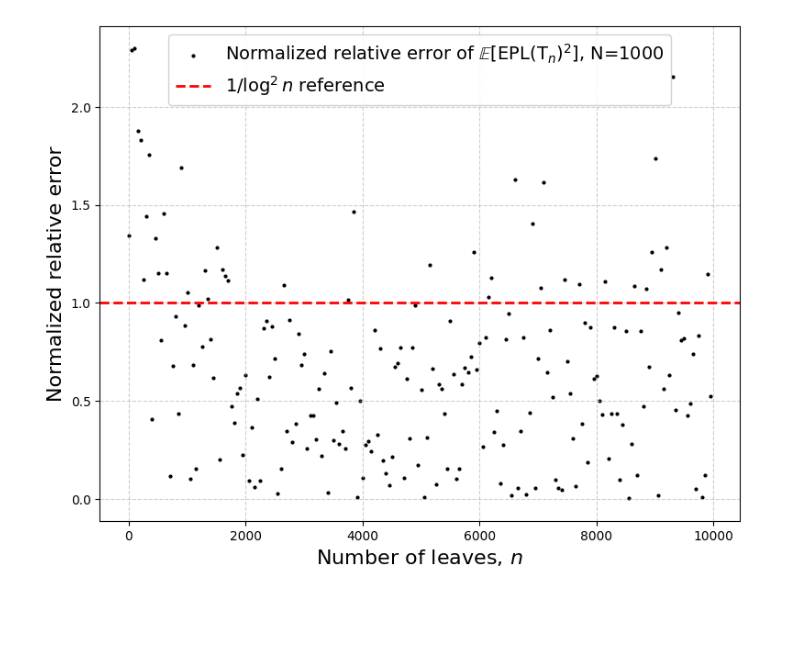
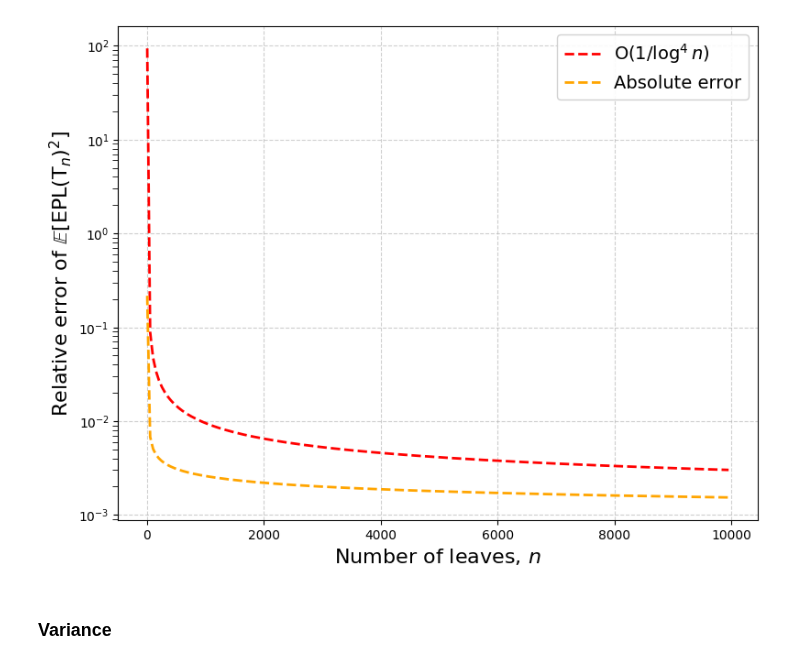
Before and after one commit to spsvihla/pcms, a Jupyter notebook: notebooks/cbst_example.ipynb, the cells around one changed output. Drawn from its saved outputs; the diff is of its cells as text; code cells hidden in the pictures; blank space fills up the shorter version.

Commit message:
Change: add plots and finalize cbst_example.ipynb

```diff
--- a/notebooks/cbst_example.ipynb
+++ b/notebooks/cbst_example.ipynb
@@ -32,0 +74,4 @@ tree.print()
+# %%
+ln_exacts = []
+for n_leaves in Ns:
+    ln_exacts.append(exp_ln_exact(n_leaves))
@@ -100,11 +223,11 @@ tree.print()
 N = 10000
 Ns = np.arange(2, N, 50)
 n_samples = 30
-means = []
-vars = []
-mean2s = []
+epl_means = []
+epl_vars = []
+epl_mean2s = []
 for n_leaves in Ns:
     draw = draw_epl(n_samples=n_samples, n_leaves=n_leaves)
-    means.append(np.mean(draw))
-    vars.append(np.var(draw))
-    mean2s.append(np.mean(np.pow(draw,2)))
+    epl_means.append(np.mean(draw))
+    epl_vars.append(np.var(draw))
+    epl_mean2s.append(np.mean(np.pow(draw,2)))
@@ -185,0 +369,4 @@ plt.show()
+# %%
+epln2_exacts = []
+for n_leaves in Ns:
+    epln2_exacts.append(exp_epln2_exact(n_leaves))
@@ -186,3 +375,9 @@ plt.show()
+# %%
+A2 = 1 / (4 * zeta(2)**2)
+B2 = (GAMMA * zeta(2) + zeta(3)) / (zeta(2)**3)
+C2 = -9/(10*zeta(2)) + (3*GAMMA**2 + 4*zeta(3))/(2*zeta(2)**2) + 3*GAMMA*zeta(3)/zeta(2)**3 + 2*zeta(3)**2/zeta(2)**4
+D2 = 1 + (5*GAMMA**2 - 9*GAMMA - 20*zeta(3))/(5*zeta(2)) + (5*GAMMA**3 + 20*GAMMA*zeta(3) + 21*zeta(3) - 30*zeta(4))/(5*zeta(2)**2) + (3*GAMMA**2*zeta(3) + 4*zeta(3)**2)/(zeta(2)**3) + 4*GAMMA*zeta(3)**3/zeta(2)**4 + 2*zeta(3)**3/zeta(2)**5
+EEPLn2 = lambda n: A2 * n**2 * np.log(n)**4 + B2 * n**2 * np.log(n)**3 + C2 * n**2 * np.log(n)**2 + D2 * n**2 * np.log(n)
 # %%
 end = int(len(Ns)/5)
 
@@ -246,30 +466,29 @@ plt.show()
 # %%
 # Create the plot
 fig, ax = plt.subplots(figsize=(9, 7))  # Larger figure size for readability
 
 # Plot relative error
-rel2s = np.abs((mean2s - E2(Ns)) / mean2s)
-normed_err = rel2s * np.log(Ns)**2
-ax.scatter(Ns, normed_err, label=r'Normalized relative error of $\mathbb{E}[\mathrm{EPL}(\mathrm{T}_n)^2]$, '+f'N={n_samples}', color='black', s=4)
-# ax.plot(Ns, 1/np.log(Ns)**2, label=r'$1/\log^2 n$', linestyle='-', color='red', linewidth=2)
-ax.axhline(y=1, color='red', linestyle='--', linewidth=2, label=r'$1/\log^2 n$ reference')
+ax.plot(Ns, 2/(A2 * np.log(Ns)**4), label=r'$\mathrm{O}(1/\log^4 n)$', linestyle='--', color='red', linewidth=2)
+ax.plot(Ns, np.abs(epln2_exacts - EEPLn2(Ns))/EEPLn2(Ns), label='Absolute error', linestyle='--', color='orange', linewidth=2)
 
-# Rescale y-axis
-# ax.set_yscale('log')
+# Rescalae y-axis
+ax.set_yscale('log')
 
 # Title and axis labels
 ax.set_xlabel(r'Number of leaves, $n$', fontsize=16)
-ax.set_ylabel(r'Normalized relative error', fontsize=16)
+ax.set_ylabel(r'Relative error of $\mathbb{E}[\mathrm{EPL}(\mathrm{T}_n)^2]$', fontsize=16)
 
 # Legend and grid
 ax.legend(fontsize=14, frameon=True, framealpha=0.9)
 ax.grid(visible=True, linestyle='--', alpha=0.6)
 
-# Improve tick formatting
+# Improve tick formatt0125ing
 ax.tick_params(axis='both', which='major', labelsize=10)
 ax.tick_params(axis='both', which='minor', length=4)
 
 # Show the plot
 plt.show()
 # %% [output]
-[figure, old version]
+[figure, new version]
+# %% [markdown]
+### Variance
```
Also changed, not shown: parts of 38 cells of this notebook.
